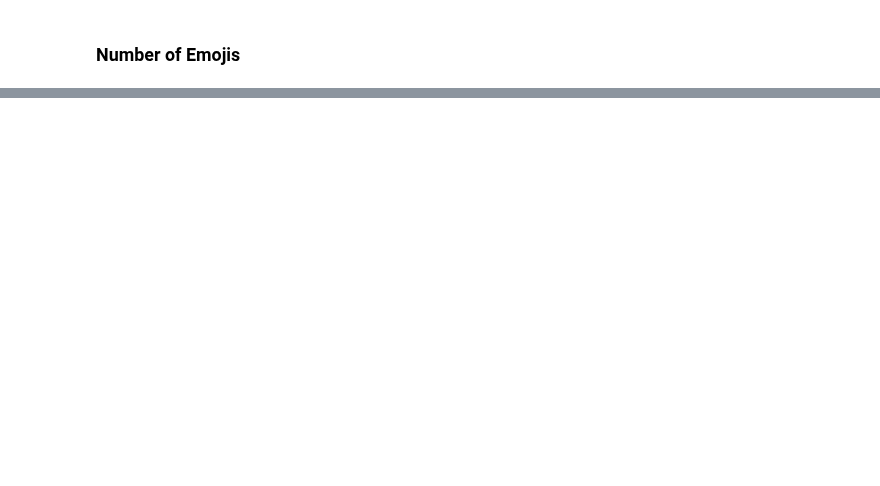
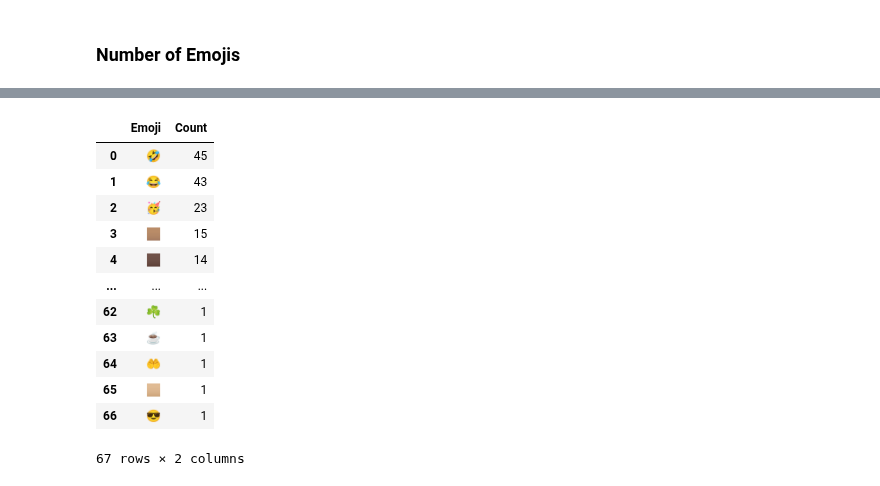
Before and after one commit to lawalsegun2025/whatsapp_chat_analyzer, a Jupyter notebook: whatsapp_chat_analysis.ipynb, the cells around one changed output, grey strips where cells are left out. Cells and saved outputs as stored; diff of their text form; code cells hidden in the pictures; blank space fills up the shorter version.

Commit message:
completed emoji

```diff
--- a/whatsapp_chat_analysis.ipynb
+++ b/whatsapp_chat_analysis.ipynb
@@ -412,2 +618,11 @@ plt.title("Most Common Words");
 # %% [markdown]
 ### Number of Emojis
+# %%
+# The all the emojis in the "Message" column
+emojis = []
+for message in df["Message"]:
+    emojis.extend([c for c in message if c in emoji.EMOJI_DATA.keys()])
+
+emoji_df = pd.DataFrame(Counter(emojis).most_common())
+
+emoji_df
@@ -413,0 +643,17 @@ plt.title("Most Common Words");
+# %%
+emoji_df.columns = ["Emoji", "Count"]
+emoji_df
+# %% [output]
+|  | Emoji | Count |
+| 0 | 🤣 | 45 |
+| 1 | 😂 | 43 |
+| 2 | 🥳 | 23 |
+| 3 | 🏽 | 15 |
+| 4 | 🏿 | 14 |
+| ... | ... | ... |
+| 62 | ☘ | 1 |
+| 63 | ☕ | 1 |
+| 64 | 🤲 | 1 |
+| 65 | 🏼 | 1 |
+| 66 | 😎 | 1 |
+67 rows × 2 columns
```
Also changed, not shown: parts of 38 cells of this notebook.
